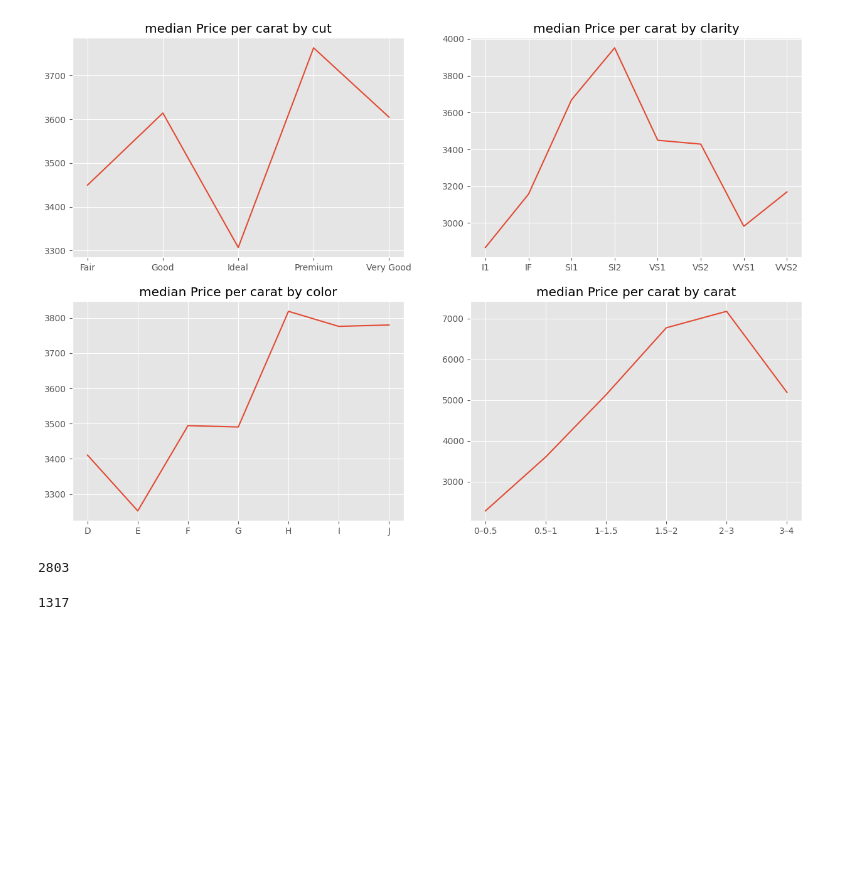
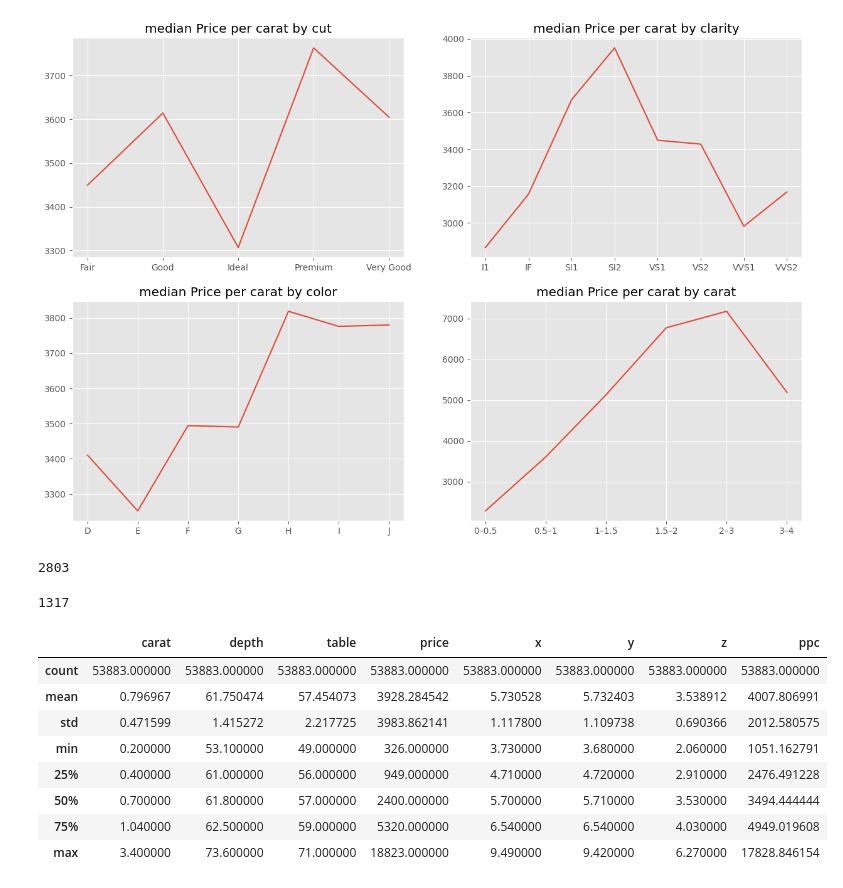
Before and after one commit to aryantwoseven/Diamond-Price-Analysis-Predictive-Modeling, a Jupyter notebook: diamonds.ipynb, the cells around one changed output. Saved outputs shown, nothing was run; the diff lists cells and outputs as text; code cells hidden in the pictures; blank space fills up the shorter version.

```diff
--- a/diamonds.ipynb
+++ b/diamonds.ipynb
@@ -374,3 +374,15 @@ len(df.loc[(df.color=='J')])
 len(df.loc[(df.color=='J') & (df.price>4500)])
 # %% [output]
 1317
+# %%
+df.describe()
+# %% [output]
+|  | carat | depth | table | price | x | y | z | ppc |
+| count | 53883.000000 | 53883.000000 | 53883.000000 | 53883.000000 | 53883.000000 | 53883.000000 | 53883.000000 | 53883.000000 |
+| mean | 0.796967 | 61.750474 | 57.454073 | 3928.284542 | 5.730528 | 5.732403 | 3.538912 | 4007.806991 |
+| std | 0.471599 | 1.415272 | 2.217725 | 3983.862141 | 1.117800 | 1.109738 | 0.690366 | 2012.580575 |
+| min | 0.200000 | 53.100000 | 49.000000 | 326.000000 | 3.730000 | 3.680000 | 2.060000 | 1051.162791 |
+| 25% | 0.400000 | 61.000000 | 56.000000 | 949.000000 | 4.710000 | 4.720000 | 2.910000 | 2476.491228 |
+| 50% | 0.700000 | 61.800000 | 57.000000 | 2400.000000 | 5.700000 | 5.710000 | 3.530000 | 3494.444444 |
+| 75% | 1.040000 | 62.500000 | 59.000000 | 5320.000000 | 6.540000 | 6.540000 | 4.030000 | 4949.019608 |
+| max | 3.400000 | 73.600000 | 71.000000 | 18823.000000 | 9.490000 | 9.420000 | 6.270000 | 17828.846154 |
```
Also changed, not shown: parts of 3 cells of this notebook.
